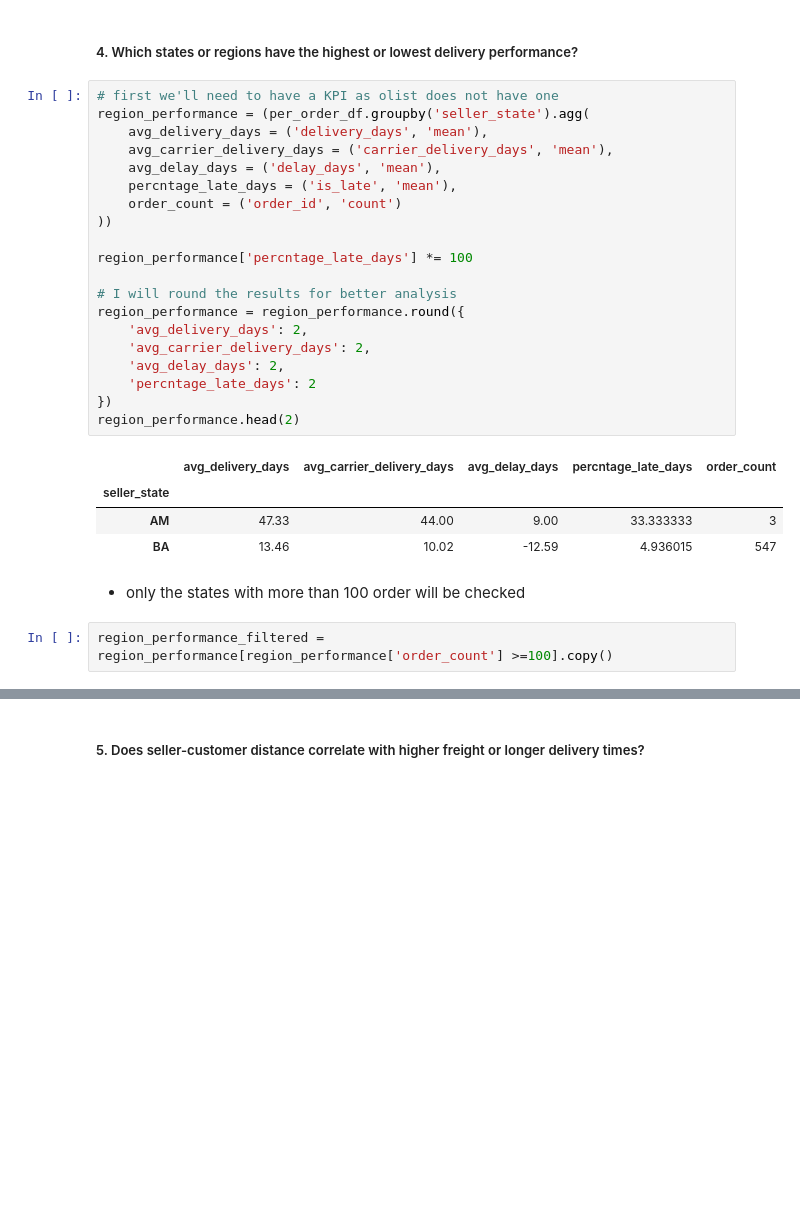
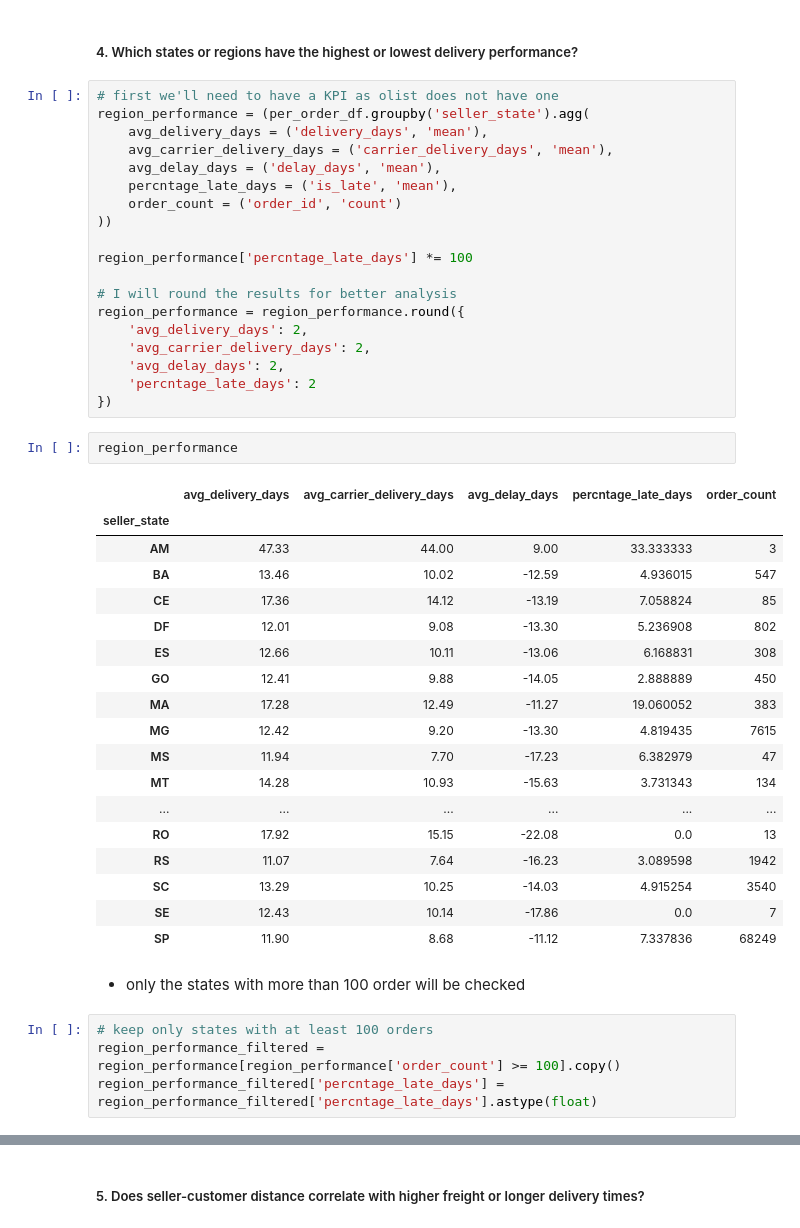
Before and after one commit to Noora-Alkhalaqi/Data-Sprint-Project, a Jupyter notebook: Data_Analyzing/Data_Analyzing_03.ipynb, the cells around one changed output, grey strips where cells are left out. Saved outputs shown, nothing was run; the diff lists cells and outputs as text; blank space fills up the shorter version.

```diff
--- a/Data_Analyzing/Data_Analyzing_03.ipynb
+++ b/Data_Analyzing/Data_Analyzing_03.ipynb
@@ -325,14 +325,31 @@ region_performance = region_performance.round({
     'avg_delay_days': 2,
     'percntage_late_days': 2
 })
-region_performance.head(2)
-# %% [output]
-|  | avg_delivery_days | avg_carrier_delivery_days | avg_delay_days | percntage_late_days | order_count |
-| seller_state |  |  |  |  |  |
-| AM | 47.33 | 44.00 | 9.00 | 33.333333 | 3 |
-| BA | 13.46 | 10.02 | -12.59 | 4.936015 | 547 |
+# %%
+region_performance
+# %% [output]
+|  | avg_delivery_days | avg_carrier_delivery_days | avg_delay_days | percntage_late_days | order_count |
+| seller_state |  |  |  |  |  |
+| AM | 47.33 | 44.00 | 9.00 | 33.333333 | 3 |
+| BA | 13.46 | 10.02 | -12.59 | 4.936015 | 547 |
+| CE | 17.36 | 14.12 | -13.19 | 7.058824 | 85 |
+| DF | 12.01 | 9.08 | -13.30 | 5.236908 | 802 |
+| ES | 12.66 | 10.11 | -13.06 | 6.168831 | 308 |
+| GO | 12.41 | 9.88 | -14.05 | 2.888889 | 450 |
+| MA | 17.28 | 12.49 | -11.27 | 19.060052 | 383 |
+| MG | 12.42 | 9.20 | -13.30 | 4.819435 | 7615 |
+| MS | 11.94 | 7.70 | -17.23 | 6.382979 | 47 |
+| MT | 14.28 | 10.93 | -15.63 | 3.731343 | 134 |
+| ... | ... | ... | ... | ... | ... |
+| RO | 17.92 | 15.15 | -22.08 | 0.0 | 13 |
+| RS | 11.07 | 7.64 | -16.23 | 3.089598 | 1942 |
+| SC | 13.29 | 10.25 | -14.03 | 4.915254 | 3540 |
+| SE | 12.43 | 10.14 | -17.86 | 0.0 | 7 |
+| SP | 11.90 | 8.68 | -11.12 | 7.337836 | 68249 |
 # %% [markdown]
 - only the states with more than 100 order will be checked
 # %%
-region_performance_filtered = region_performance[region_performance['order_count'] >=100].copy()
+# keep only states with at least 100 orders
+region_performance_filtered = region_performance[region_performance['order_count'] >= 100].copy()
+region_performance_filtered['percntage_late_days'] = region_performance_filtered['percntage_late_days'].astype(float)
 # %%
```
Also changed, not shown: parts of 5 cells of this notebook.
